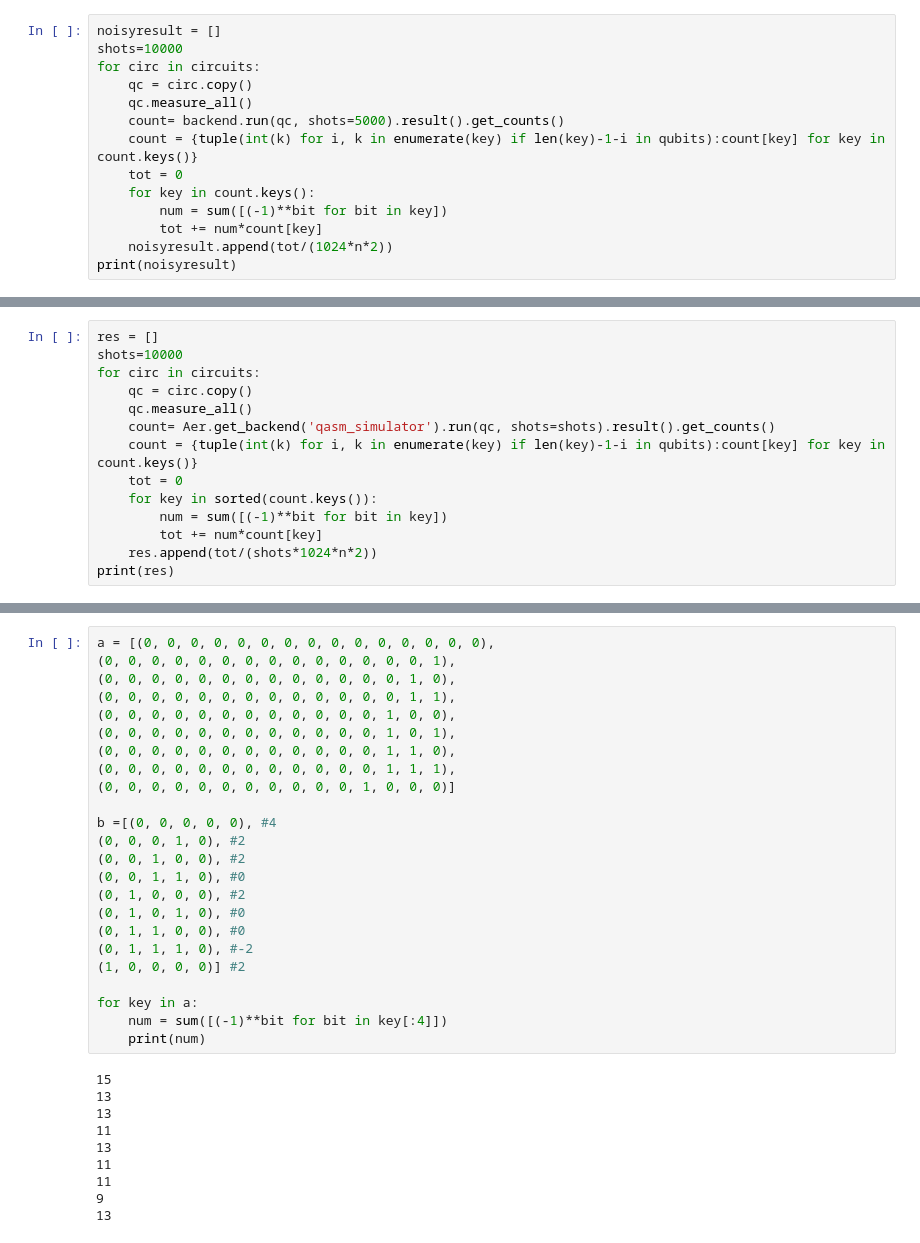
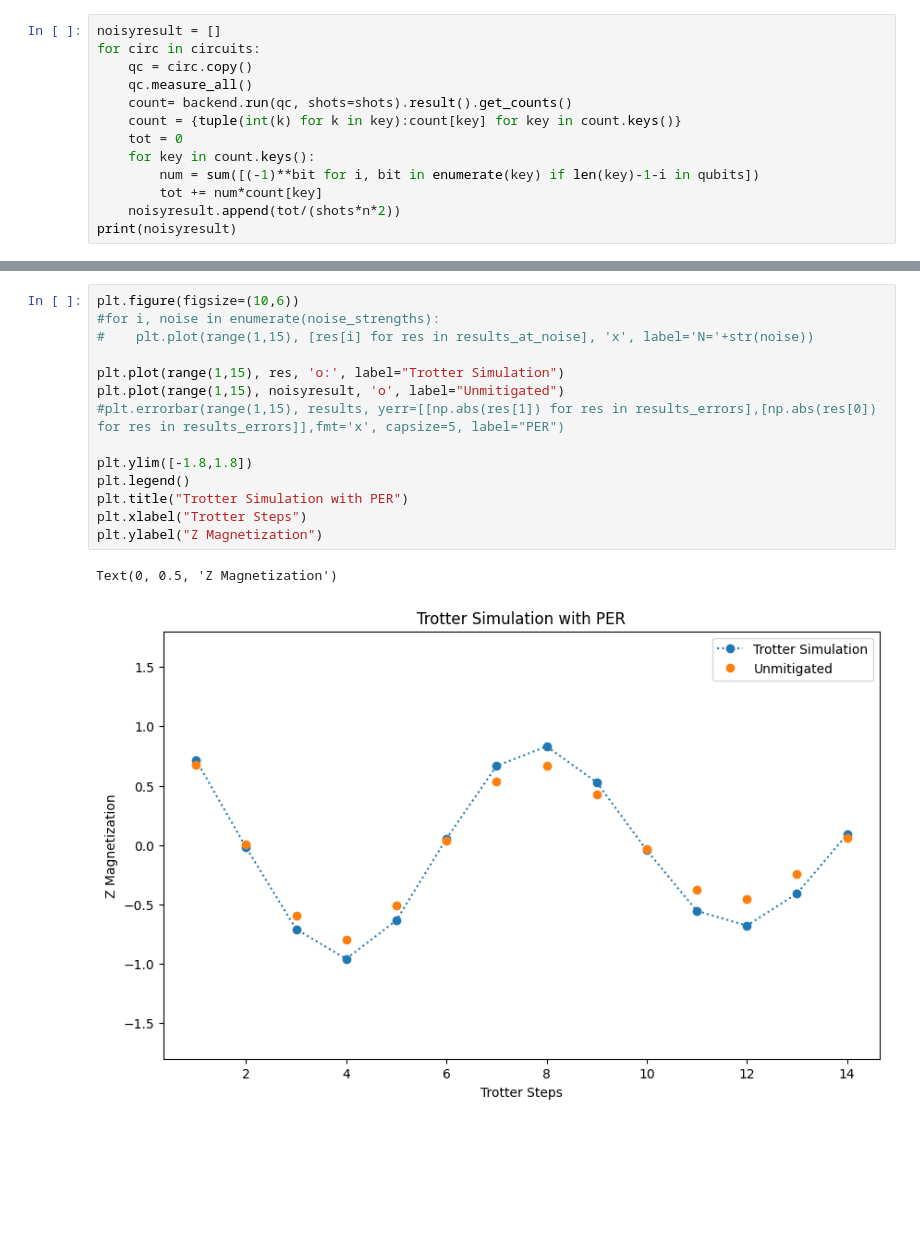
Before and after one commit to Fabrice-Schoeneberger/AutomatedPERTools, a Jupyter notebook: test.ipynb, the cells around one changed output, grey strips where cells are left out. Cells and saved outputs as stored; diff of their text form; blank space fills up the shorter version.

```diff
--- a/test.ipynb
+++ b/test.ipynb
@@ -54,15 +76,14 @@ qubits = used_qubits
 # %%
 noisyresult = []
-shots=10000
 for circ in circuits:
     qc = circ.copy()
     qc.measure_all()
-    count= backend.run(qc, shots=5000).result().get_counts()
-    count = {tuple(int(k) for i, k in enumerate(key) if len(key)-1-i in qubits):count[key] for key in count.keys()}
+    count= backend.run(qc, shots=shots).result().get_counts()
+    count = {tuple(int(k) for k in key):count[key] for key in count.keys()}
     tot = 0
     for key in count.keys():
-        num = sum([(-1)**bit for bit in key])
+        num = sum([(-1)**bit for i, bit in enumerate(key) if len(key)-1-i in qubits])
         tot += num*count[key]
-    noisyresult.append(tot/(1024*n*2))
+    noisyresult.append(tot/(shots*n*2))
 print(noisyresult)
 # %% [output]
@@ -70,14 +90,0 @@ print(noisyresult)
-# %%
-res = []
-shots=10000
-for circ in circuits:
-    qc = circ.copy()
-    qc.measure_all()
-    count= Aer.get_backend('qasm_simulator').run(qc, shots=shots).result().get_counts()
-    count = {tuple(int(k) for i, k in enumerate(key) if len(key)-1-i in qubits):count[key] for key in count.keys()}
-    tot = 0
-    for key in sorted(count.keys()):
-        num = sum([(-1)**bit for bit in key])
-        tot += num*count[key]
-    res.append(tot/(shots*1024*n*2))
-print(res)
@@ -102,34 +91,17 @@ print(res)
-# %%
-a = [(0, 0, 0, 0, 0, 0, 0, 0, 0, 0, 0, 0, 0, 0, 0),
-(0, 0, 0, 0, 0, 0, 0, 0, 0, 0, 0, 0, 0, 0, 1),
-(0, 0, 0, 0, 0, 0, 0, 0, 0, 0, 0, 0, 0, 1, 0),
-(0, 0, 0, 0, 0, 0, 0, 0, 0, 0, 0, 0, 0, 1, 1),
-(0, 0, 0, 0, 0, 0, 0, 0, 0, 0, 0, 0, 1, 0, 0),
-(0, 0, 0, 0, 0, 0, 0, 0, 0, 0, 0, 0, 1, 0, 1),
-(0, 0, 0, 0, 0, 0, 0, 0, 0, 0, 0, 0, 1, 1, 0),
-(0, 0, 0, 0, 0, 0, 0, 0, 0, 0, 0, 0, 1, 1, 1),
-(0, 0, 0, 0, 0, 0, 0, 0, 0, 0, 0, 1, 0, 0, 0)]
-
-b =[(0, 0, 0, 0, 0), #4
-(0, 0, 0, 1, 0), #2
-(0, 0, 1, 0, 0), #2
-(0, 0, 1, 1, 0), #0
-(0, 1, 0, 0, 0), #2
-(0, 1, 0, 1, 0), #0
-(0, 1, 1, 0, 0), #0
-(0, 1, 1, 1, 0), #-2
-(1, 0, 0, 0, 0)] #2
-
-for key in a:
-    num = sum([(-1)**bit for bit in key[:4]])
-    print(num)
-# %% [output]
-15
-13
-13
-11
-13
-11
-11
-9
-13
+# %%
+plt.figure(figsize=(10,6))
+#for i, noise in enumerate(noise_strengths):
+#    plt.plot(range(1,15), [res[i] for res in results_at_noise], 'x', label='N='+str(noise))
+
+plt.plot(range(1,15), res, 'o:', label="Trotter Simulation")
+plt.plot(range(1,15), noisyresult, 'o', label="Unmitigated")
+#plt.errorbar(range(1,15), results, yerr=[[np.abs(res[1]) for res in results_errors],[np.abs(res[0]) for res in results_errors]],fmt='x', capsize=5, label="PER")
+
+plt.ylim([-1.8,1.8])
+plt.legend()
+plt.title("Trotter Simulation with PER")
+plt.xlabel("Trotter Steps")
+plt.ylabel("Z Magnetization")
+# %% [output]
+Text(0, 0.5, 'Z Magnetization')
+[figure, added]
```
Also changed, not shown: parts of 5 cells of this notebook, 52 other files.
